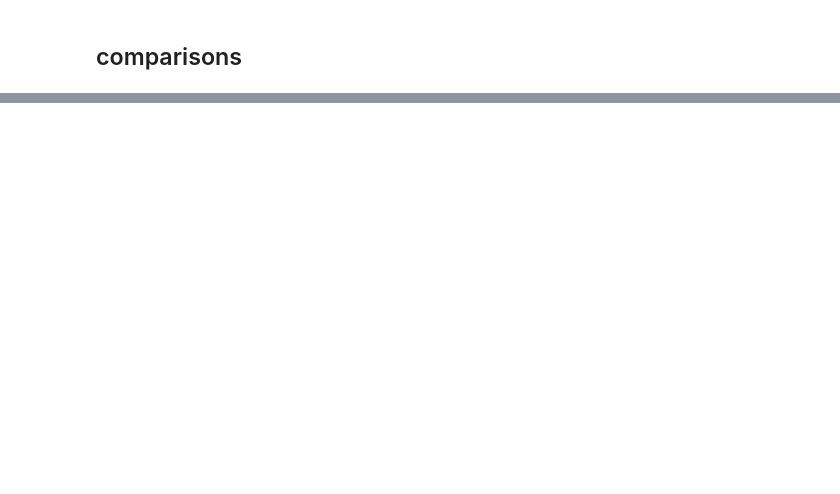
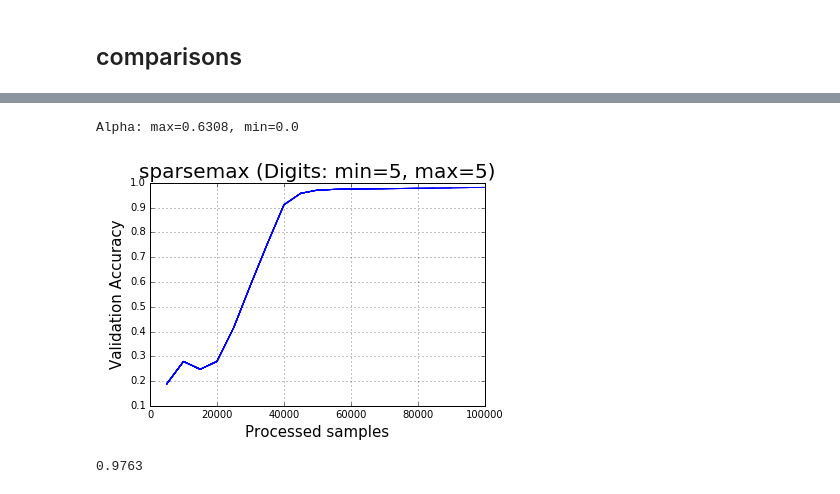
Before and after one commit to AndreasMadsen/course-02456-sparsemax, a Jupyter notebook: usage/enc-dec/lab3_RNN.ipynb, the cells around one changed output, grey strips where cells are left out. Saved outputs shown, nothing was run; the diff lists cells and outputs as text; code cells hidden in the pictures; blank space fills up the shorter version.

```diff
--- a/usage/enc-dec/lab3_RNN.ipynb
+++ b/usage/enc-dec/lab3_RNN.ipynb
@@ -617,0 +649,41 @@ plt.show()
+# %%
+##
+
+reset_default_graph()
+tf.set_random_seed(121233)
+MAX_DIGITS = 5
+MIN_DIGITS = 5
+Xs = tf.placeholder(tf.int32, shape=[None, None], name='X_input')
+ts_in = tf.placeholder(tf.int32, shape=[None, None], name='t_input_in')
+ts_out = tf.placeholder(tf.int32, shape=[None, None], name='t_input_out')
+X_len = tf.placeholder(tf.int32, shape=[None], name='X_len')
+t_len = tf.placeholder(tf.int32, shape=[None], name='X_len')
+t_mask = tf.placeholder(tf.float32, shape=[None, None], name='t_mask')
+
+
+
+model_sparsemax_conv_error = RNN('sparsemax')
+# restricting memory usage, TensorFlow is greedy and will use all memory otherwise
+gpu_opts = tf.GPUOptions(per_process_gpu_memory_fraction=0.2)
+# initialize the Session
+sess = tf.Session(config=tf.ConfigProto(gpu_options=gpu_opts))
+# test train part
+sess.run(tf.initialize_all_variables())
+
+feed_dict = {Xs: inputs, X_len: inputs_seqlen, ts_in: targets_in,
+             ts_out: targets_out, t_len: targets_seqlen}
+fetches = [model_sparsemax_conv_error.y]
+res = sess.run(fetches=fetches, feed_dict=feed_dict)
+print("y", res[0].shape)
+
+# test validation part
+fetches = [model_sparsemax_conv_error.y_valid]
+res = sess.run(fetches=fetches, feed_dict=feed_dict)
+print("y_valid", res[0].shape)
+
+#Generate some validation data
+X_val, X_len_val, t_in_val, t_out_val, t_len_val, t_mask_val, \
+text_inputs_val, text_targets_in_val, text_targets_out_val = \
+    get_batch(batch_size=5000, max_digits=MAX_DIGITS,min_digits=MIN_DIGITS)
+print("X_val", X_val.shape)
+print("t_out_val", t_out_val.shape)
@@ -617,0 +697,5 @@ plt.show()
+# %%
+train_model(model_sparsemax_conv_error, extra_name="_convergence_error")
+# %% [output]
+Alpha: max=0.6308, min=0.0
+[figure, added]
@@ -617,0 +706,4 @@ plt.show()
+# %%
+print(np.mean(np.argmax(model_sparsemax_conv_error.output_val,axis=2)==t_out_val))
+# %% [output]
+0.9763
```
Also changed, not shown: parts of 30 cells of this notebook, 11 other files.
